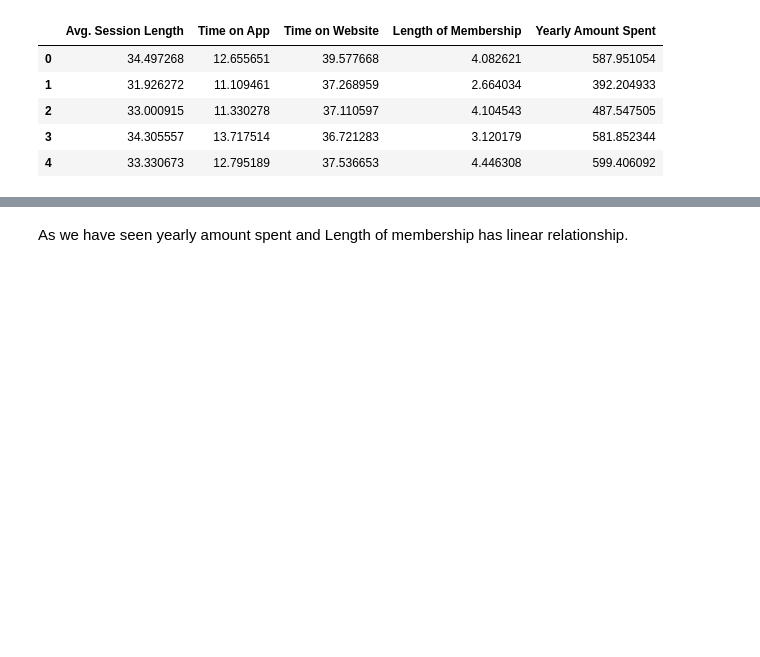
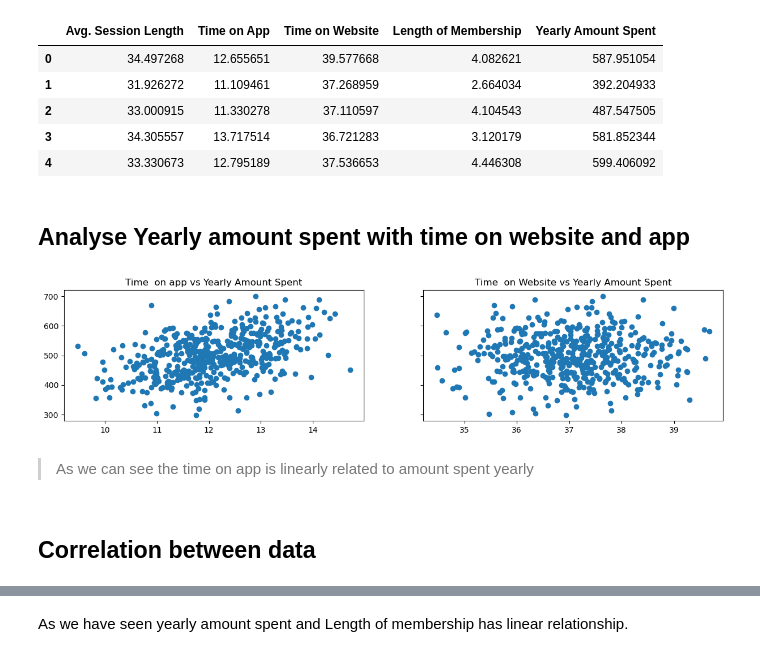
Before and after one commit to rashidulhaq-coding/Machine-learning-projects, a Jupyter notebook: applying-linear-regression-to-e-commerce-dataset.ipynb, the cells around one changed output, grey strips where cells are left out. Saved outputs shown, nothing was run; the diff lists cells and outputs as text; code cells hidden in the pictures; blank space fills up the shorter version.

Commit message:
Kaggle Notebook | Data analysis & Linear Regression to E-commerce | Version 4

```diff
--- a/applying-linear-regression-to-e-commerce-dataset.ipynb
+++ b/applying-linear-regression-to-e-commerce-dataset.ipynb
@@ -85,3 +144,18 @@ df.head()
 | 2 | 33.000915 | 11.330278 | 37.110597 | 4.104543 | 487.547505 |
 | 3 | 34.305557 | 13.717514 | 36.721283 | 3.120179 | 581.852344 |
 | 4 | 33.330673 | 12.795189 | 37.536653 | 4.446308 | 599.406092 |
+# %% [markdown]
+## **Analyse Yearly amount spent with time on website and app**
+# %%
+fig,(ax1,ax2) = plt.subplots(1,2,sharey=True,figsize=(15,3))
+ax1.scatter(df["Time on App"],df["Yearly Amount Spent"])
+ax1.set_title("Time  on app vs Yearly Amount Spent")
+ax2.scatter(df["Time on Website"],df["Yearly Amount Spent"])
+ax2.set_title("Time  on Website vs Yearly Amount Spent")
+plt.show()
+# %% [output]
+[figure, added]
+# %% [markdown]
+> As we can see the time on app is linearly related to amount spent yearly
+# %% [markdown]
+## **Correlation between data**
```
Also changed, not shown: parts of 38 cells of this notebook.
